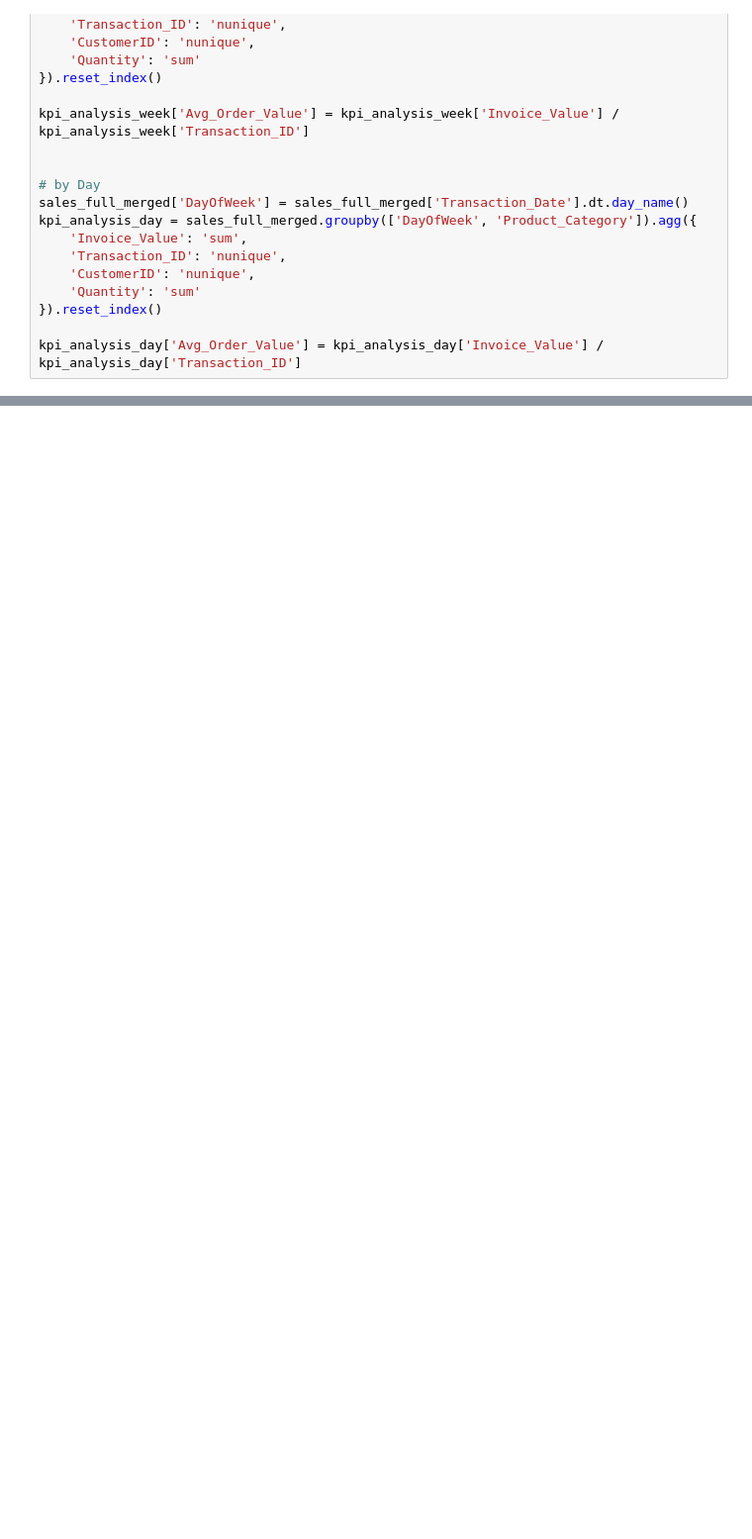
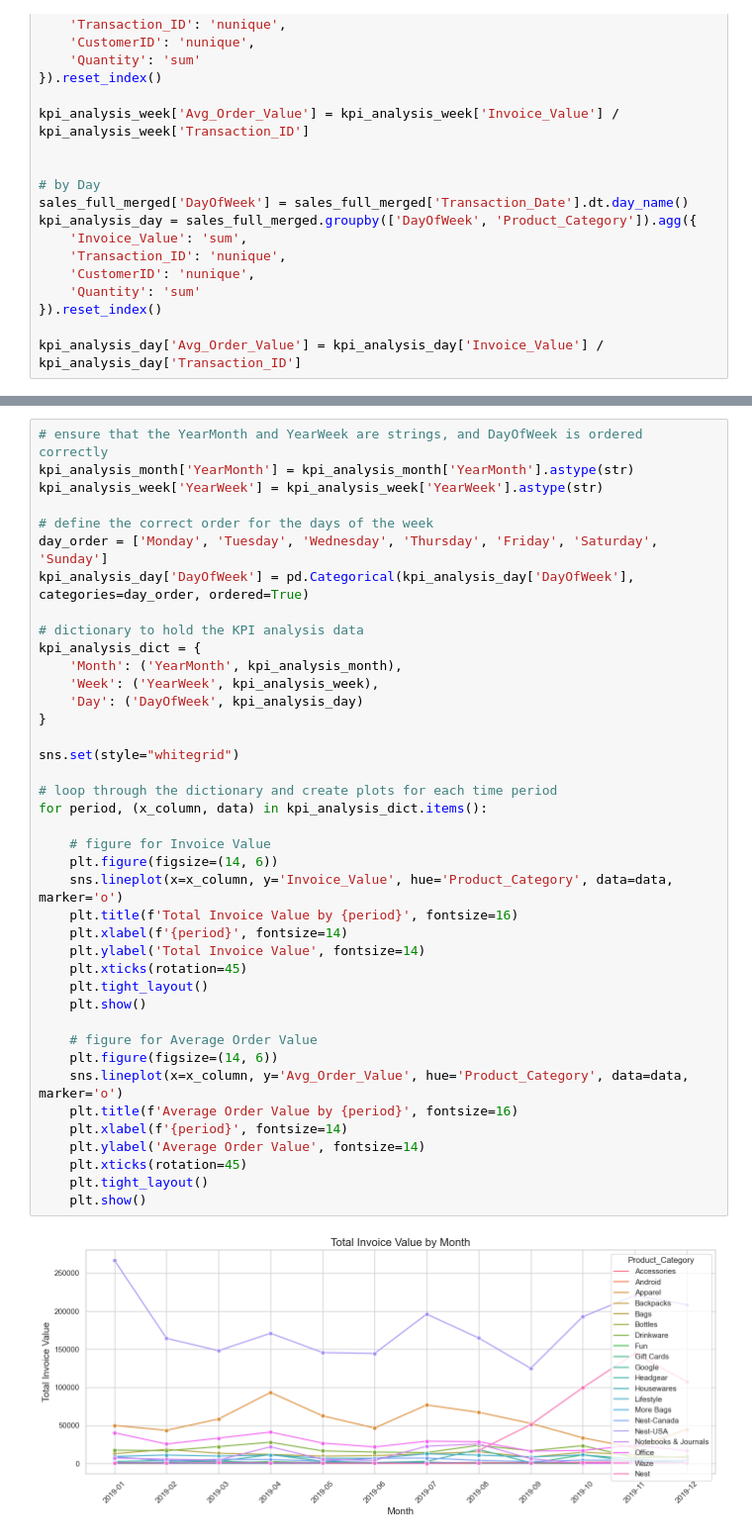
Before and after one commit to moraditya/finding-marketing-insights-Amazon, a Jupyter notebook: data-analysis/amazon-marketing-insights-EDA.ipynb, the cells around one changed output, grey strips where cells are left out. Shown at 99% size. Drawn from its saved outputs; the diff is of its cells as text; blank space fills up the shorter version.

Commit message:
added plots for KPIs by month, week, and day and added plots for seasonality trends by location, product category, and month

```diff
--- a/data-analysis/amazon-marketing-insights-EDA.ipynb
+++ b/data-analysis/amazon-marketing-insights-EDA.ipynb
@@ -281,3 +283,45 @@ kpi_analysis_day.head()
 | 2 | Friday | Apparel | 131541.469858 | 1436 | 392 | 7283 | 91.602695 |
 | 3 | Friday | Backpacks | 529.298340 | 5 | 5 | 6 | 105.859668 |
 | 4 | Friday | Bags | 31661.415271 | 293 | 186 | 3689 | 108.059438 |
+# %%
+# ensure that the YearMonth and YearWeek are strings, and DayOfWeek is ordered correctly
+kpi_analysis_month['YearMonth'] = kpi_analysis_month['YearMonth'].astype(str)
+kpi_analysis_week['YearWeek'] = kpi_analysis_week['YearWeek'].astype(str)
+
+# define the correct order for the days of the week
+day_order = ['Monday', 'Tuesday', 'Wednesday', 'Thursday', 'Friday', 'Saturday', 'Sunday']
+kpi_analysis_day['DayOfWeek'] = pd.Categorical(kpi_analysis_day['DayOfWeek'], categories=day_order, ordered=True)
+
+# dictionary to hold the KPI analysis data
+kpi_analysis_dict = {
+    'Month': ('YearMonth', kpi_analysis_month),
+    'Week': ('YearWeek', kpi_analysis_week),
+    'Day': ('DayOfWeek', kpi_analysis_day)
+}
+
+sns.set(style="whitegrid")
+
+# loop through the dictionary and create plots for each time period
+for period, (x_column, data) in kpi_analysis_dict.items():
+
+    # figure for Invoice Value
+    plt.figure(figsize=(14, 6))
+    sns.lineplot(x=x_column, y='Invoice_Value', hue='Product_Category', data=data, marker='o')
+    plt.title(f'Total Invoice Value by {period}', fontsize=16)
+    plt.xlabel(f'{period}', fontsize=14)
+    plt.ylabel('Total Invoice Value', fontsize=14)
+    plt.xticks(rotation=45)
+    plt.tight_layout()
+    plt.show()
+
+    # figure for Average Order Value
+    plt.figure(figsize=(14, 6))
+    sns.lineplot(x=x_column, y='Avg_Order_Value', hue='Product_Category', data=data, marker='o')
+    plt.title(f'Average Order Value by {period}', fontsize=16)
+    plt.xlabel(f'{period}', fontsize=14)
+    plt.ylabel('Average Order Value', fontsize=14)
+    plt.xticks(rotation=45)
+    plt.tight_layout()
+    plt.show()
+# %% [output]
+[figure, added]
```
Also changed, not shown: parts of 6 cells of this notebook.
